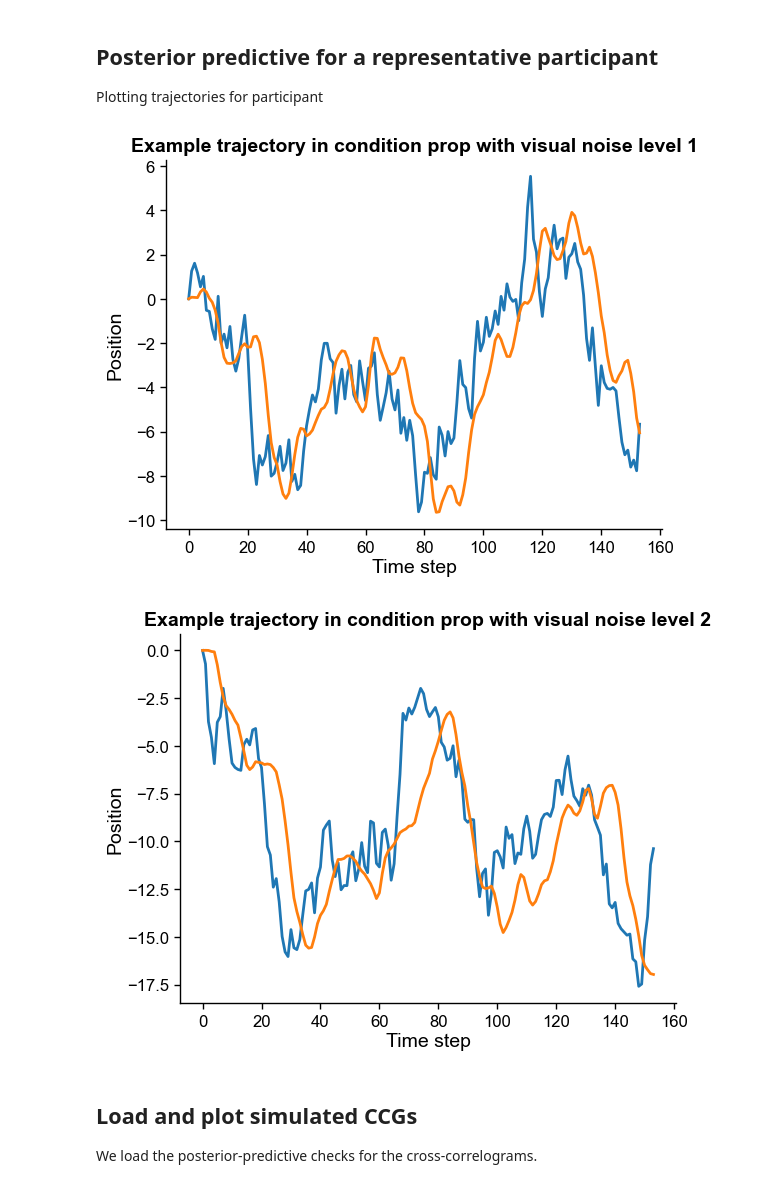
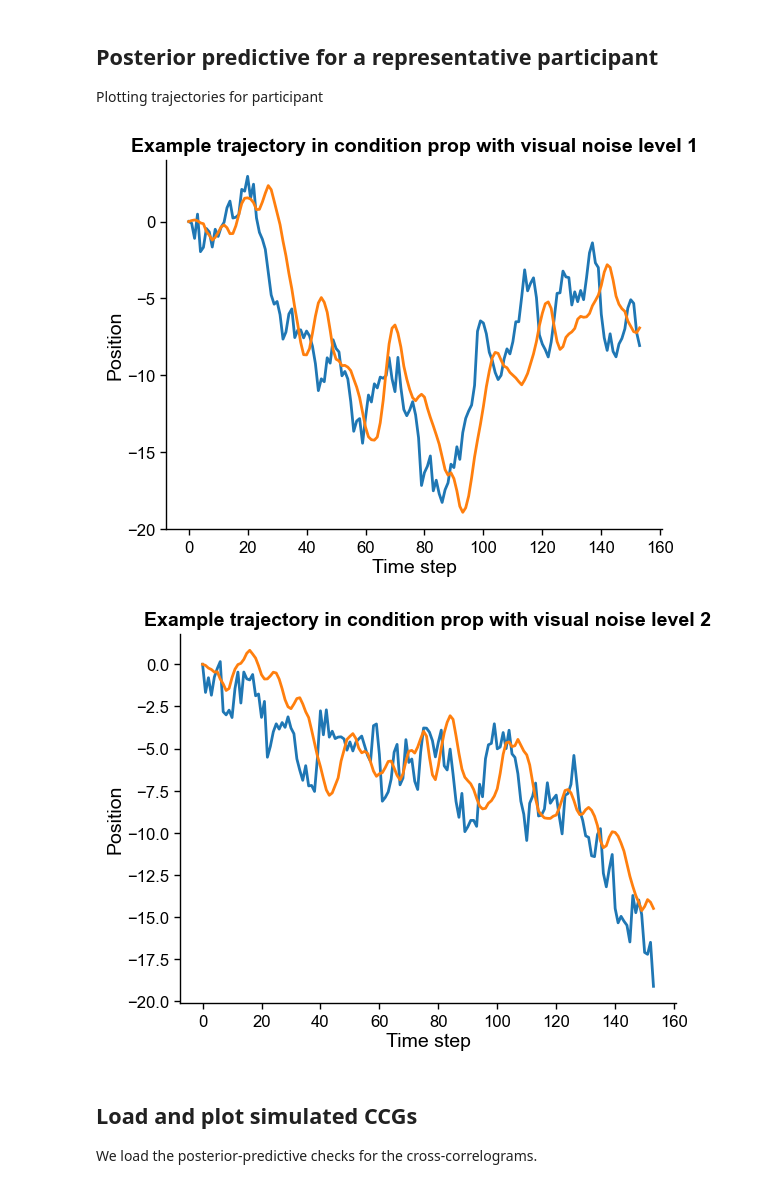
Before and after one commit to dominikstrb/cpp-proprioception, a Jupyter notebook: notebooks/MultisensoryModelResults.ipynb, the cells around one changed output. Drawn from its saved outputs; the diff is of its cells as text; code cells hidden in the pictures.

Commit message:
Final changes for notebook and model

```diff
--- a/notebooks/MultisensoryModelResults.ipynb
+++ b/notebooks/MultisensoryModelResults.ipynb
@@ -264,25 +224,25 @@ g = (
 Plotting trajectories for participant
 # %%
 example_participant = 765738475
-example_participant_model = az.from_netcdf(f"../results/multisensory-mcmc-{example_participant}_1_2_7452_2000_2500_4_no_integration_BoundedActorPointMassDynamics_['prop', 'vis', 'multi'].nc")
+example_participant_model = az.from_netcdf(f"../results/multisensory_fits/multisensory-mcmc-{example_participant}_1_2_3_2500_2500_4_no_integration_BoundedActorPointMassDynamics_['prop', 'vis', 'multi'].nc")
 
 
 for vis_noise in [1, 2]:
     condition = "prop"
     sim_data = example_participant_model.posterior_predictive[f"x_{condition}_{vis_noise}"]
 
     # just pick one 'random' sample
     chain_idx = 0
     sample_idx = 100
     plt.figure()
     plt.plot(sim_data[chain_idx, sample_idx, :, 0])
     plt.plot(sim_data[chain_idx, sample_idx, :, 1])
     plt.xlabel("Time step")
     plt.ylabel("Position")
     plt.title(f"Example trajectory in condition {condition} with visual noise level {vis_noise}")
 # %% [output]
-[figure, old version]
+[figure, new version]
-[figure, old version]
+[figure, new version]
 # %% [markdown]
 ## Load and plot simulated CCGs
 
```
Also changed, not shown: parts of 10 cells of this notebook, 2 other files.
